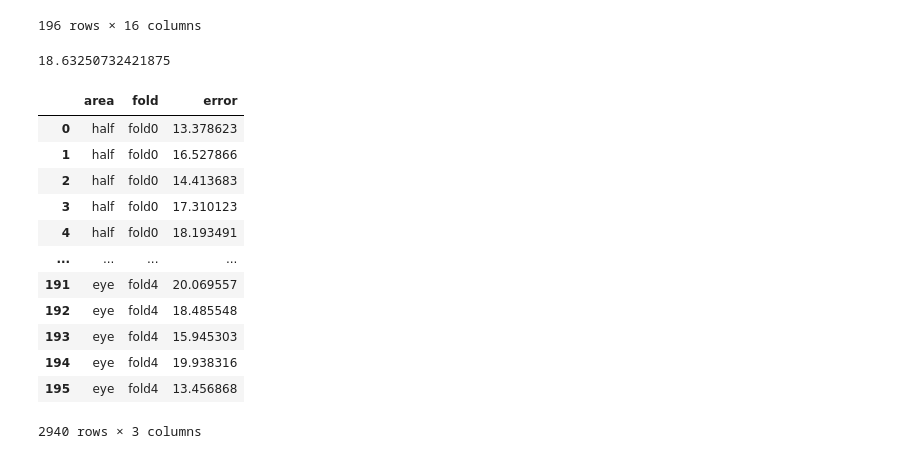
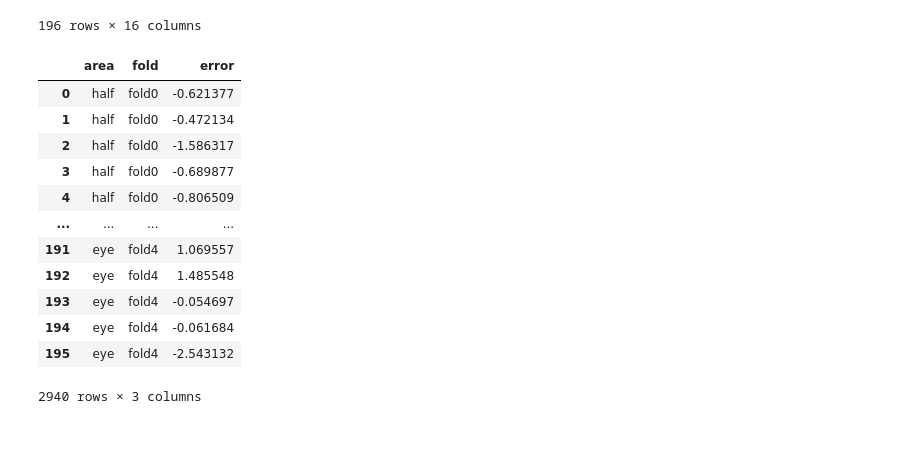
Before and after one commit to ykitaguchi77/statistics_for_articles, a Jupyter notebook: Hertel_AI.ipynb, the cells around one changed output. Cells and saved outputs as stored; diff of their text form; code cells hidden in the pictures.

```diff
--- a/Hertel_AI.ipynb
+++ b/Hertel_AI.ipynb
@@ -44,50 +44,44 @@ df
 | 194 | 20.0 | 19.492592 | 22.159861 | 20.409103 | 19.957970 | 20.678410 | 21.200632 | ... |
 | 195 | 16.0 | 15.496405 | 16.312719 | 13.045691 | 15.777010 | 15.306217 | 15.312069 | ... |
 196 rows × 16 columns
-# %%
-column = "half_fold0"
-df.loc[5, column]
-# %% [output]
-18.63250732421875
 # %%
 df_fold = pd.DataFrame(index=[], columns=["area", "fold", "error"])
 
 #1行ずつ追加していく方法。時間かかる
 # for column in df.columns[1:16]:
 #     area = column.split("_")[0]
 #     fold = column.split("_")[1]
 #     for row in range(len(df)):
 #         error = df.loc[row, column]
 #         #data= [area, fold, error]
 #         data = {
 #         'area': area,
 #         'fold': fold,
 #         'error': error
 #         }
 #         df_fold = df_fold.append(data, ignore_index=True)
 # df_fold
 
 for column in df.columns[1:16]:
     area = column.split("_")[0]
     fold = column.split("_")[1]
-    error = df[column]
     df_temp = pd.DataFrame(index=[], columns=["area", "fold", "error"])
-    df_temp["error"] = error
+    df_temp["error"] = df[column]-df["targets"]
     df_temp["fold"] = [fold for i in range(len(df_temp))]
     df_temp["area"] = [area for i in range(len(df_temp))]
     df_fold = pd.concat([df_fold, df_temp])
 df_fold
 # %% [output]
 |  | area | fold | error |
-| 0 | half | fold0 | 13.378623 |
-| 1 | half | fold0 | 16.527866 |
-| 2 | half | fold0 | 14.413683 |
-| 3 | half | fold0 | 17.310123 |
-| 4 | half | fold0 | 18.193491 |
+| 0 | half | fold0 | -0.621377 |
+| 1 | half | fold0 | -0.472134 |
+| 2 | half | fold0 | -1.586317 |
+| 3 | half | fold0 | -0.689877 |
+| 4 | half | fold0 | -0.806509 |
 | ... | ... | ... | ... |
-| 191 | eye | fold4 | 20.069557 |
-| 192 | eye | fold4 | 18.485548 |
-| 193 | eye | fold4 | 15.945303 |
-| 194 | eye | fold4 | 19.938316 |
-| 195 | eye | fold4 | 13.456868 |
+| 191 | eye | fold4 | 1.069557 |
+| 192 | eye | fold4 | 1.485548 |
+| 193 | eye | fold4 | -0.054697 |
+| 194 | eye | fold4 | -0.061684 |
+| 195 | eye | fold4 | -2.543132 |
 2940 rows × 3 columns
```
Also changed, not shown: parts of 4 cells of this notebook.
